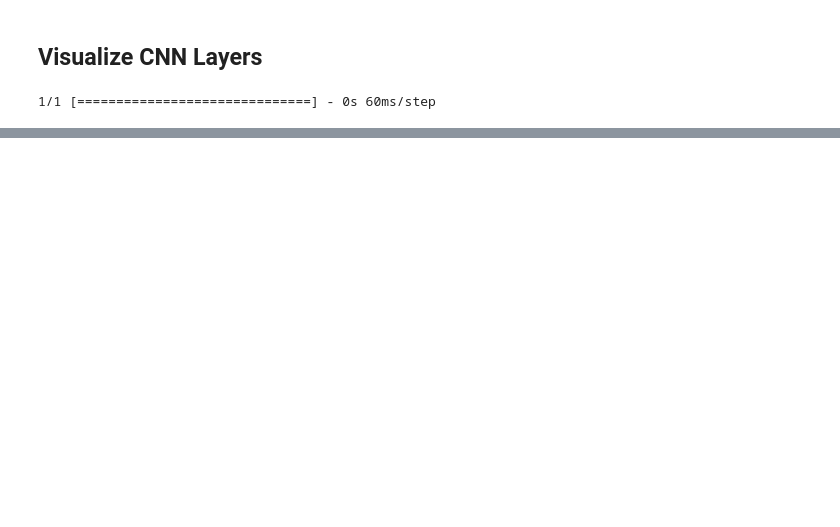
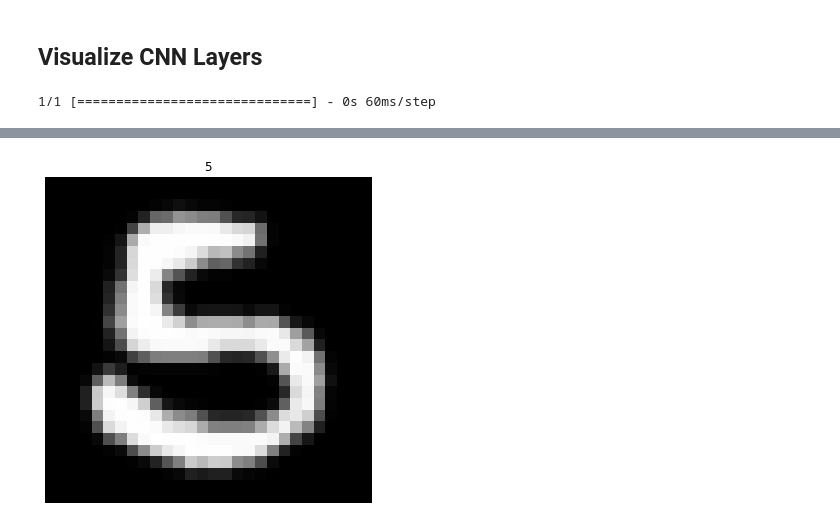
Before and after one commit to LamNg99/Handwritten-Character-Classifier, a Jupyter notebook: src/emnist.ipynb, the cells around one changed output, grey strips where cells are left out. Saved outputs shown, nothing was run; the diff lists cells and outputs as text; code cells hidden in the pictures; blank space fills up the shorter version.

```diff
--- a/src/emnist.ipynb
+++ b/src/emnist.ipynb
@@ -302,0 +303,8 @@ display_feature_maps(feature_maps, 4)
+# %%
+plt.figure(figsize=(6, 6))
+plt.imshow(X_train[123], cmap=plt.get_cmap('gray'))
+plt.title(chr(mapp[y_train[123]]))
+plt.axis('off')
+plt.show()
+# %% [output]
+[figure, added]
```
Also changed, not shown: parts of 10 cells of this notebook, 1 other file.
